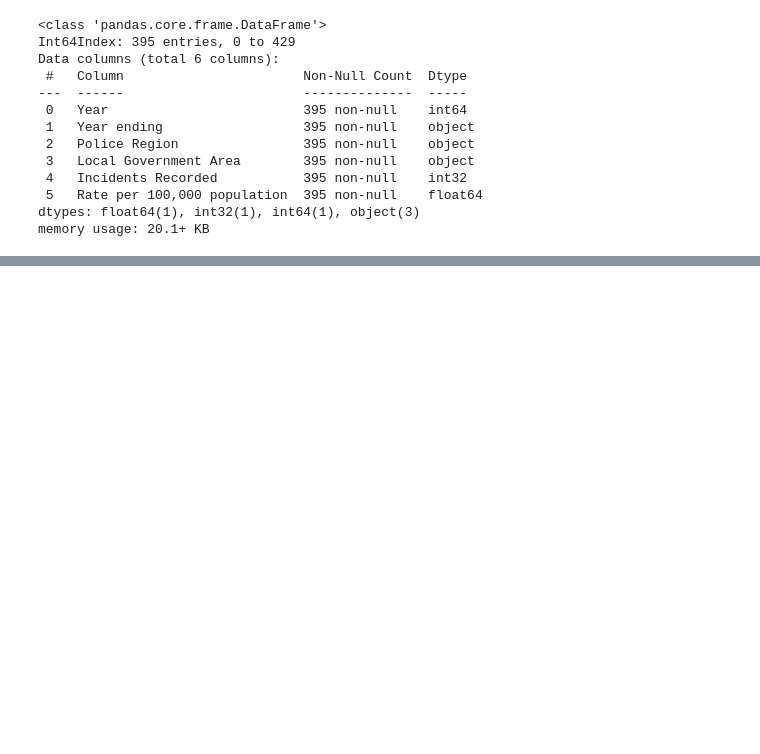
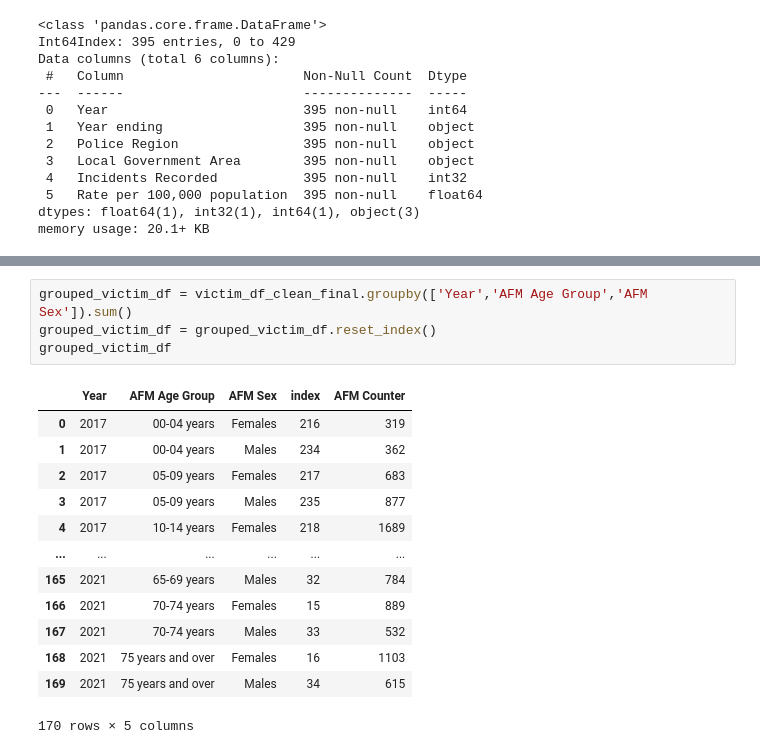
Before and after one commit to sherintm/crimedata-viz, a Jupyter notebook: CrimeData.ipynb, the cells around one changed output, grey strips where cells are left out. Saved outputs shown, nothing was run; the diff lists cells and outputs as text; blank space fills up the shorter version.

```diff
--- a/CrimeData.ipynb
+++ b/CrimeData.ipynb
@@ -200,0 +258,18 @@ memory usage: 20.1+ KB
+# %%
+grouped_victim_df = victim_df_clean_final.groupby(['Year','AFM Age Group','AFM Sex']).sum()
+grouped_victim_df = grouped_victim_df.reset_index()
+grouped_victim_df
+# %% [output]
+|  | Year | AFM Age Group | AFM Sex | index | AFM Counter |
+| 0 | 2017 | 00-04 years | Females | 216 | 319 |
+| 1 | 2017 | 00-04 years | Males | 234 | 362 |
+| 2 | 2017 | 05-09 years | Females | 217 | 683 |
+| 3 | 2017 | 05-09 years | Males | 235 | 877 |
+| 4 | 2017 | 10-14 years | Females | 218 | 1689 |
+| ... | ... | ... | ... | ... | ... |
+| 165 | 2021 | 65-69 years | Males | 32 | 784 |
+| 166 | 2021 | 70-74 years | Females | 15 | 889 |
+| 167 | 2021 | 70-74 years | Males | 33 | 532 |
+| 168 | 2021 | 75 years and over | Females | 16 | 1103 |
+| 169 | 2021 | 75 years and over | Males | 34 | 615 |
+170 rows × 5 columns
```
Also changed, not shown: parts of 9 cells of this notebook.
